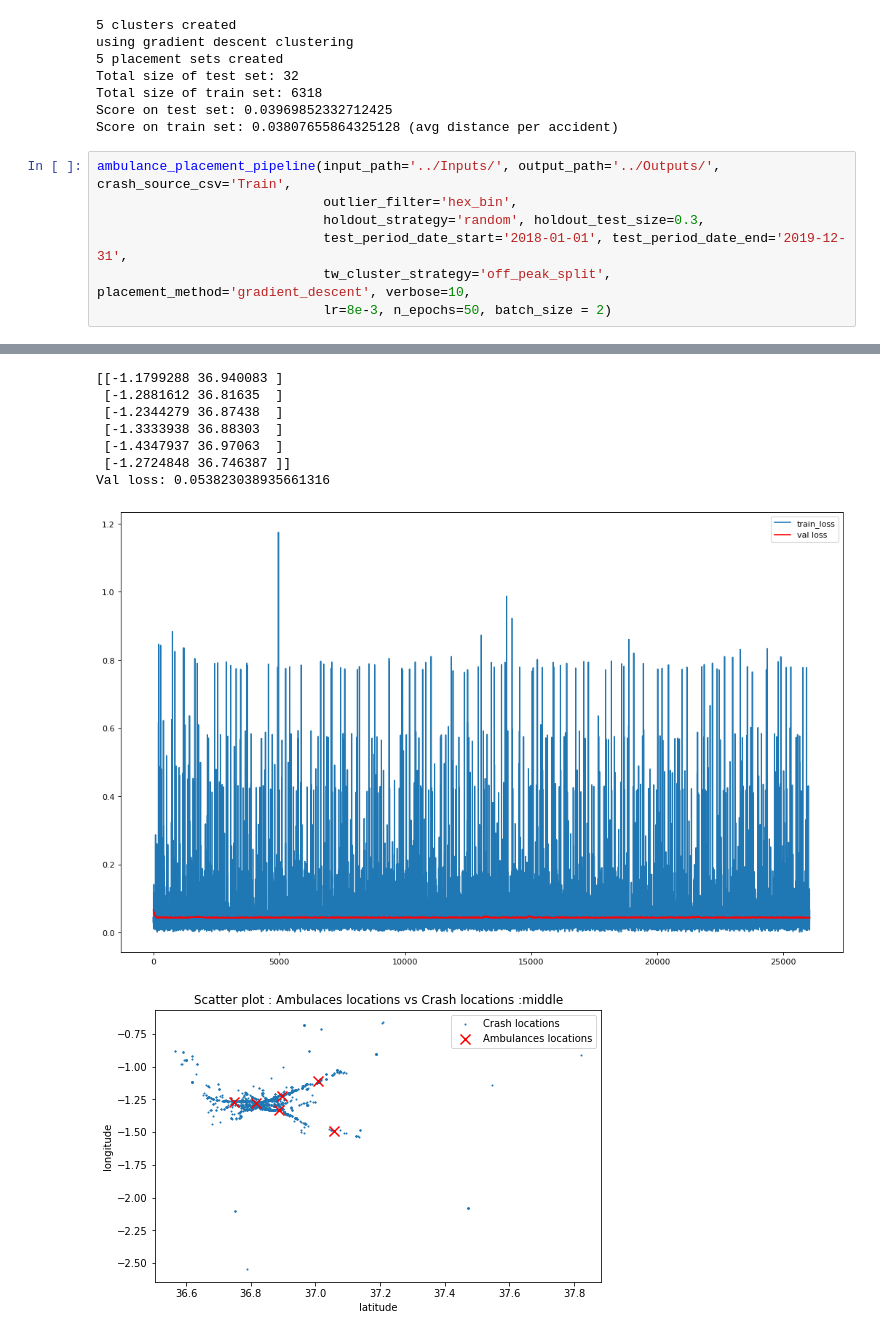
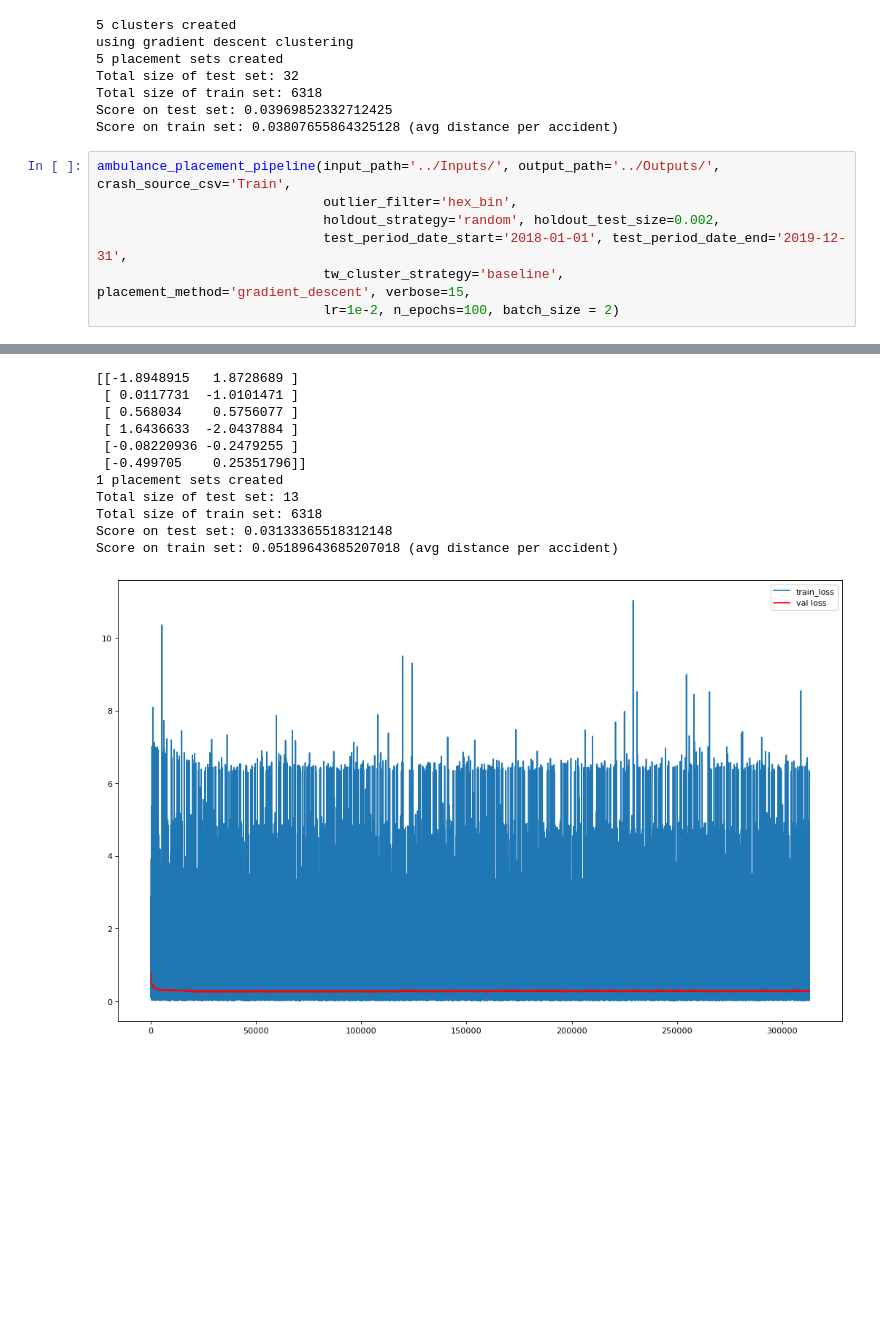
Before and after one commit to AndOleAnd/Capstone_N_A_P, a Jupyter notebook: Notebooks/grid_search_GD.ipynb, the cells around one changed output, grey strips where cells are left out. Saved outputs shown, nothing was run; the diff lists cells and outputs as text; blank space fills up the shorter version.

```diff
--- a/Notebooks/grid_search_GD.ipynb
+++ b/Notebooks/grid_search_GD.ipynb
@@ -264,8 +264,8 @@ Score on train set: 0.03807655864325128 (avg distance per accident)
 # %%
 ambulance_placement_pipeline(input_path='../Inputs/', output_path='../Outputs/', crash_source_csv='Train',
                              outlier_filter='hex_bin',
-                             holdout_strategy='random', holdout_test_size=0.3,
+                             holdout_strategy='random', holdout_test_size=0.002,
                              test_period_date_start='2018-01-01', test_period_date_end='2019-12-31',
-                             tw_cluster_strategy='off_peak_split', placement_method='gradient_descent', verbose=10,
-                             lr=8e-3, n_epochs=50, batch_size = 2)
+                             tw_cluster_strategy='baseline', placement_method='gradient_descent', verbose=15,
+                             lr=1e-2, n_epochs=100, batch_size = 2)
 # %% [output]
@@ -277,9 +277,12 @@ Val loss: 0.043158192187547684
-[[-1.1799288 36.940083 ]
- [-1.2881612 36.81635  ]
- [-1.2344279 36.87438  ]
- [-1.3333938 36.88303  ]
- [-1.4347937 36.97063  ]
- [-1.2724848 36.746387 ]]
-Val loss: 0.053823038935661316
+[[-1.8948915   1.8728689 ]
+ [ 0.0117731  -1.0101471 ]
+ [ 0.568034    0.5756077 ]
+ [ 1.6436633  -2.0437884 ]
+ [-0.08220936 -0.2479255 ]
+ [-0.499705    0.25351796]]
+1 placement sets created
+Total size of test set: 13
+Total size of train set: 6318
+Score on test set: 0.03133365518312148
+Score on train set: 0.05189643685207018 (avg distance per accident)
-[figure, old version]
+[figure, new version]
-[figure, removed]
```
Also changed, not shown: parts of 2 cells of this notebook, 1 other file.
